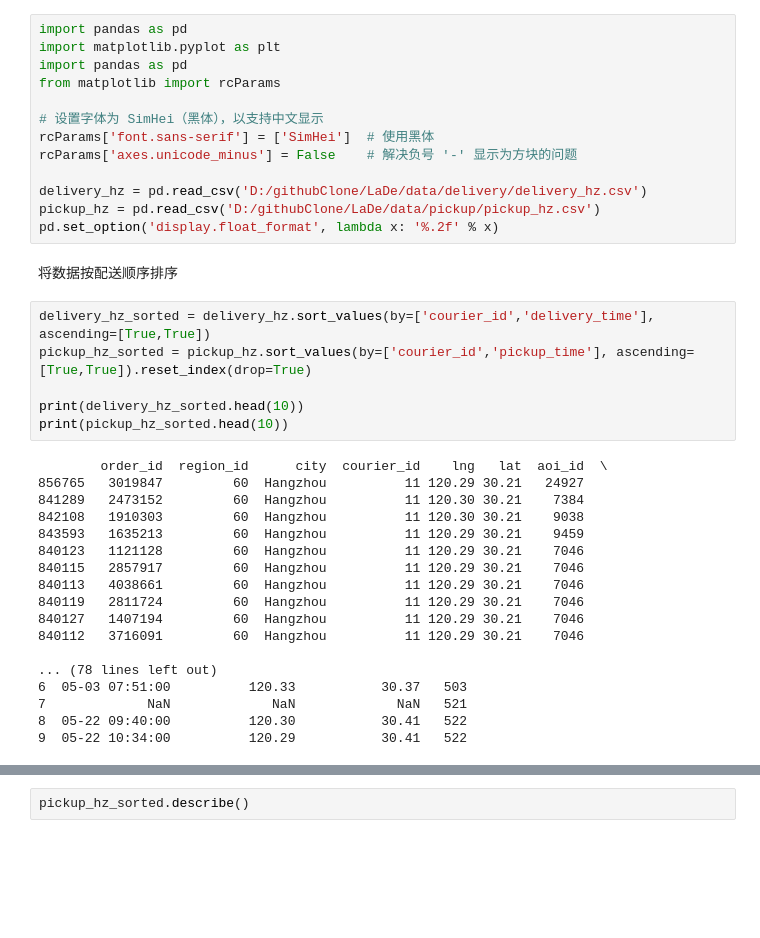
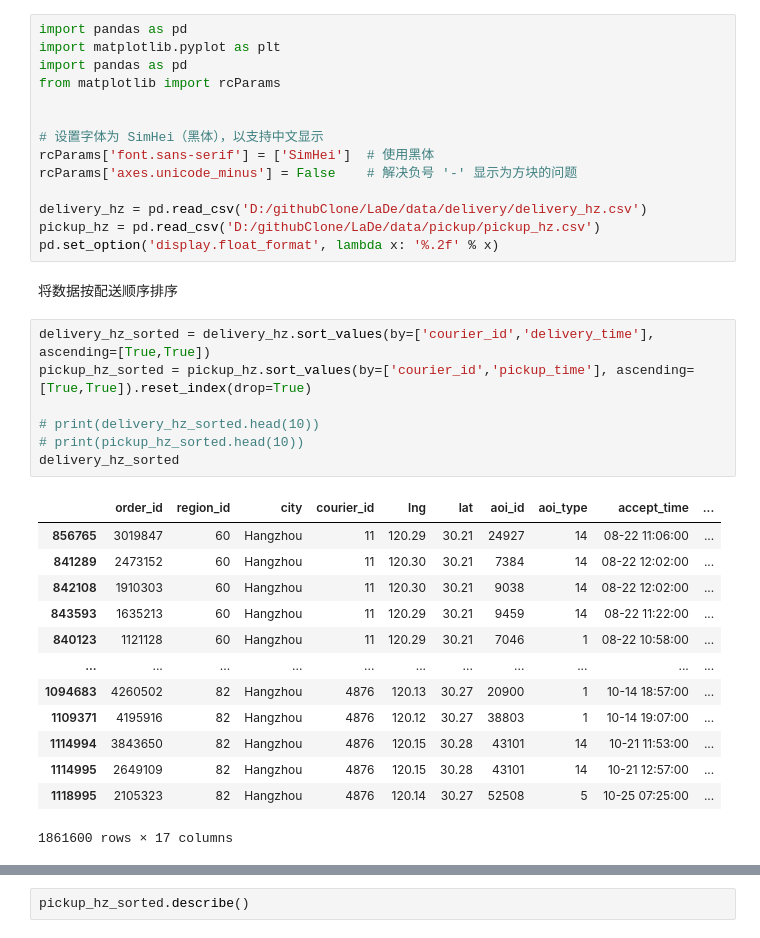
Before and after one commit to Elllllllvin/LaDe, a Jupyter notebook: elvin/dataAnalysis.ipynb, the cells around one changed output, grey strips where cells are left out. Cells and saved outputs as stored; diff of their text form; blank space fills up the shorter version.

```diff
--- a/elvin/dataAnalysis.ipynb
+++ b/elvin/dataAnalysis.ipynb
@@ -3,6 +3,7 @@ import pandas as pd
 import matplotlib.pyplot as plt
 import pandas as pd
 from matplotlib import rcParams
+
 
 # 设置字体为 SimHei（黑体），以支持中文显示
 rcParams['font.sans-serif'] = ['SimHei']  # 使用黑体
@@ -16,24 +17,21 @@ pd.set_option('display.float_format', lambda x: '%.2f' % x)
 # %%
 delivery_hz_sorted = delivery_hz.sort_values(by=['courier_id','delivery_time'], ascending=[True,True])
 pickup_hz_sorted = pickup_hz.sort_values(by=['courier_id','pickup_time'], ascending=[True,True]).reset_index(drop=True)
 
-print(delivery_hz_sorted.head(10))
-print(pickup_hz_sorted.head(10))
+# print(delivery_hz_sorted.head(10))
+# print(pickup_hz_sorted.head(10))
+delivery_hz_sorted
 # %% [output]
+|  | order_id | region_id | city | courier_id | lng | lat | aoi_id | aoi_type | accept_time | ... |
+| 856765 | 3019847 | 60 | Hangzhou | 11 | 120.29 | 30.21 | 24927 | 14 | 08-22 11:06:00 | ... |
+| 841289 | 2473152 | 60 | Hangzhou | 11 | 120.30 | 30.21 | 7384 | 14 | 08-22 12:02:00 | ... |
+| 842108 | 1910303 | 60 | Hangzhou | 11 | 120.30 | 30.21 | 9038 | 14 | 08-22 12:02:00 | ... |
+| 843593 | 1635213 | 60 | Hangzhou | 11 | 120.29 | 30.21 | 9459 | 14 | 08-22 11:22:00 | ... |
+| 840123 | 1121128 | 60 | Hangzhou | 11 | 120.29 | 30.21 | 7046 | 1 | 08-22 10:58:00 | ... |
+| ... | ... | ... | ... | ... | ... | ... | ... | ... | ... | ... |
+| 1094683 | 4260502 | 82 | Hangzhou | 4876 | 120.13 | 30.27 | 20900 | 1 | 10-14 18:57:00 | ... |
+| 1109371 | 4195916 | 82 | Hangzhou | 4876 | 120.12 | 30.27 | 38803 | 1 | 10-14 19:07:00 | ... |
+| 1114994 | 3843650 | 82 | Hangzhou | 4876 | 120.15 | 30.28 | 43101 | 14 | 10-21 11:53:00 | ... |
+| 1114995 | 2649109 | 82 | Hangzhou | 4876 | 120.15 | 30.28 | 43101 | 14 | 10-21 12:57:00 | ... |
+| 1118995 | 2105323 | 82 | Hangzhou | 4876 | 120.14 | 30.27 | 52508 | 5 | 10-25 07:25:00 | ... |
-        order_id  region_id      city  courier_id    lng   lat  aoi_id  \
-856765   3019847         60  Hangzhou          11 120.29 30.21   24927
-841289   2473152         60  Hangzhou          11 120.30 30.21    7384
-842108   1910303         60  Hangzhou          11 120.30 30.21    9038
-843593   1635213         60  Hangzhou          11 120.29 30.21    9459
-840123   1121128         60  Hangzhou          11 120.29 30.21    7046
-840115   2857917         60  Hangzhou          11 120.29 30.21    7046
-840113   4038661         60  Hangzhou          11 120.29 30.21    7046
-840119   2811724         60  Hangzhou          11 120.29 30.21    7046
-840127   1407194         60  Hangzhou          11 120.29 30.21    7046
-840112   3716091         60  Hangzhou          11 120.29 30.21    7046
-
-... (78 lines left out)
-6  05-03 07:51:00          120.33           30.37   503
-7             NaN             NaN             NaN   521
-8  05-22 09:40:00          120.30           30.41   522
-9  05-22 10:34:00          120.29           30.41   522
+1861600 rows × 17 columns
```
Also changed, not shown: parts of 12 cells of this notebook.
